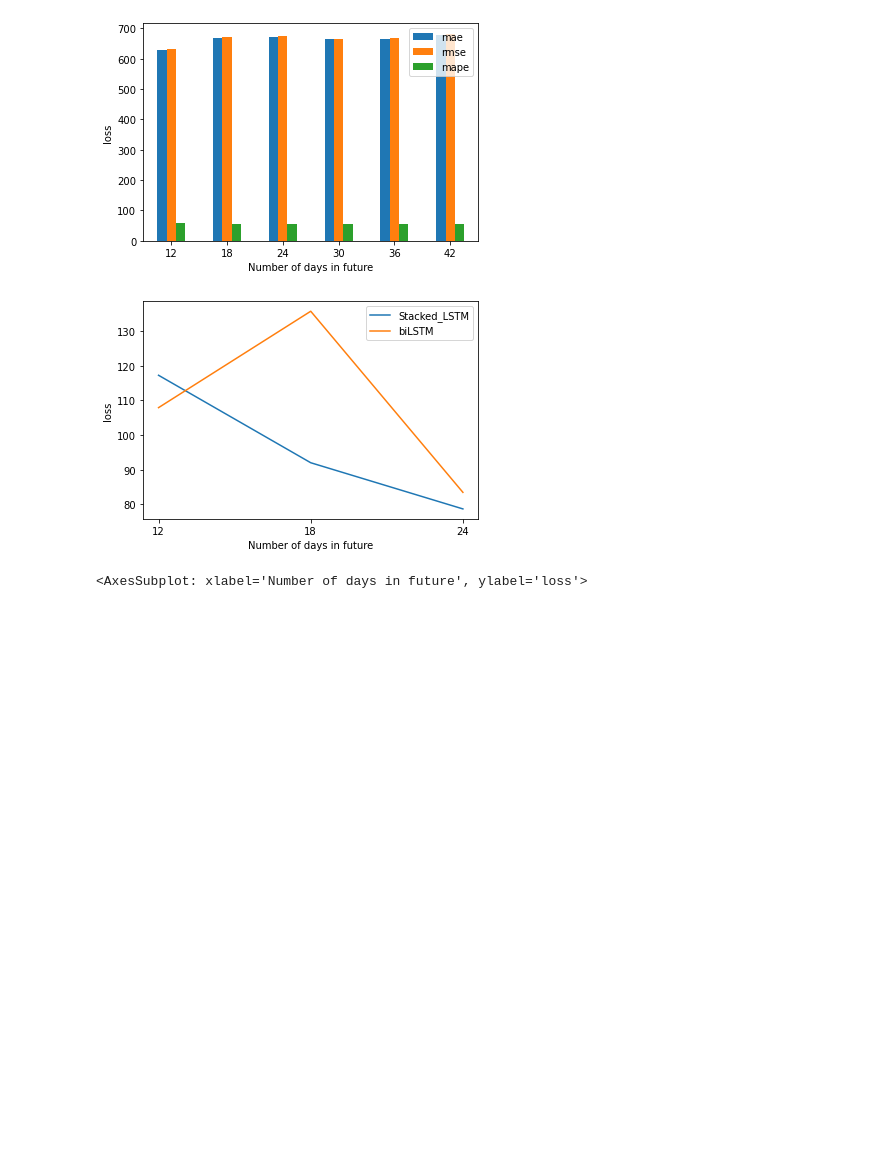
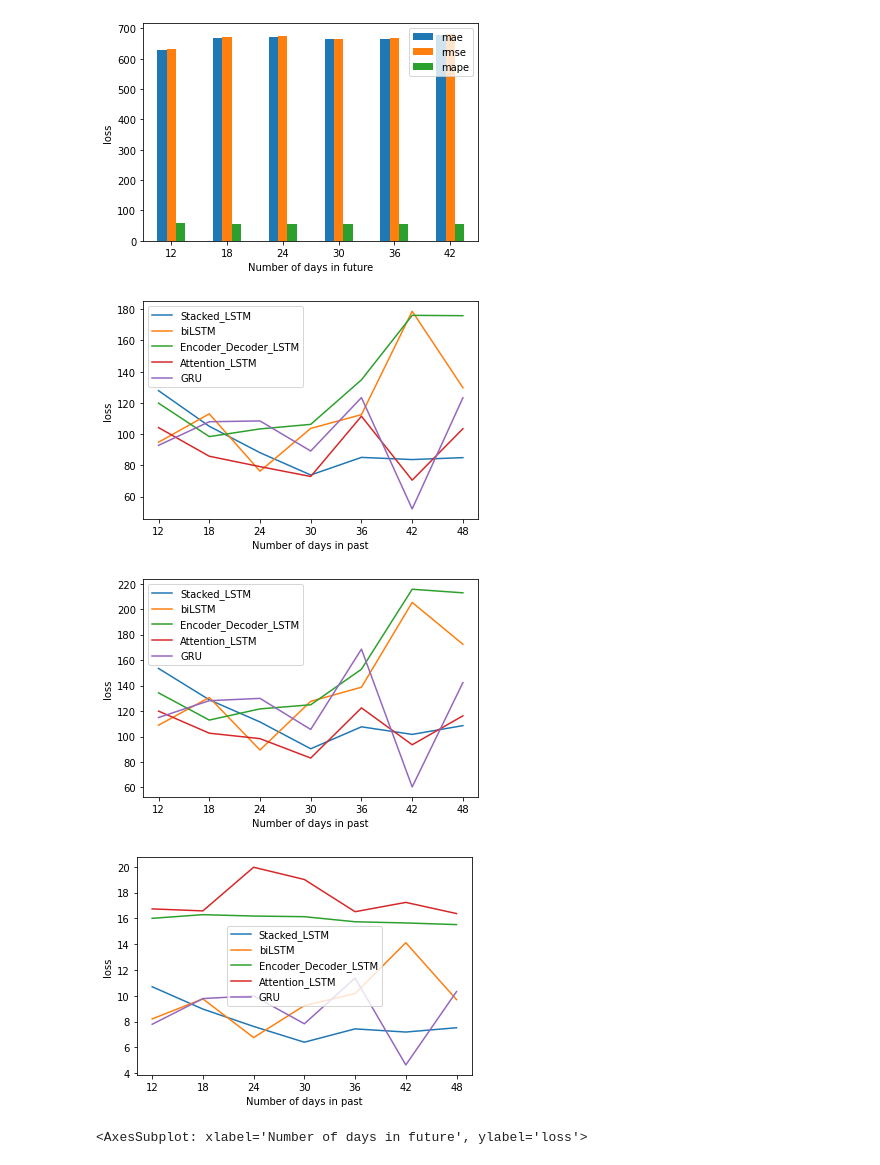
Before and after one commit to Tahuubinh/DL_HUST_Project, a Jupyter notebook: Code/Result_visualization.ipynb, the cells around one changed output. Cells and saved outputs as stored; diff of their text form; code cells hidden in the pictures; blank space fills up the shorter version.

```diff
--- a/Code/Result_visualization.ipynb
+++ b/Code/Result_visualization.ipynb
@@ -53,22 +53,26 @@ savefigDF(axFbProphet, f'{folder_save}\loss_compared_num_futures')
 # %%
 def plotLSTMline(typeLSTMs, loss_type):
     # typeLSTMs = ['Stacked_LSTM', 'biLSTM', 'Encoder_Decoder_LSTM', 'Attention_LSTM', 'GRU']
     df = dict()
-    range_days = [*range(12, 30, 6)]
+    range_days = [*range(12, 50, 6)]
     for typeLSTM in typeLSTMs:
         df[typeLSTM] = list()
         for num_future_day in range_days:
             with open(f"../Results/{typeLSTM}/history_{num_future_day}_future_24_version_1/metrics_test.json"
                      ) as json_file:
                 data = json.load(json_file)
             df[typeLSTM].append(data[loss_type])
     df = pd.DataFrame(df, index = range_days)
-    ax = df.plot.line(xlabel = 'Number of days in future', ylabel = 'loss')
+    ax = df.plot.line(xlabel = 'Number of days in past', ylabel = 'loss')
     ax.set_xticks(range_days)
     return ax
-ax = plotLSTMline(['Stacked_LSTM', 'biLSTM'], 'mae')
+ax = plotLSTMline(['Stacked_LSTM', 'biLSTM', 'Encoder_Decoder_LSTM', 'Attention_LSTM', 'GRU'], 'mae')
+ax = plotLSTMline(['Stacked_LSTM', 'biLSTM', 'Encoder_Decoder_LSTM', 'Attention_LSTM', 'GRU'], 'rmse')
+ax = plotLSTMline(['Stacked_LSTM', 'biLSTM', 'Encoder_Decoder_LSTM', 'Attention_LSTM', 'GRU'], 'mape')
 # %% [output]
-[figure, old version]
+[figure, new version]
+[figure, added]
+[figure, added]
 # %%
 plotLSTMline(['Stacked_LSTM', 'biLSTM'], 'mae')
 plotLSTMline(['Stacked_LSTM', 'biLSTM'], 'rmse')
```
Also changed, not shown: 18 other files.
